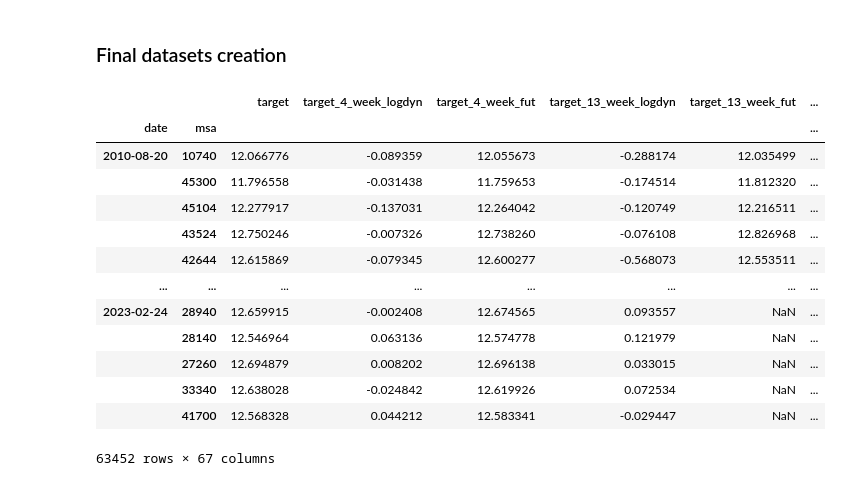
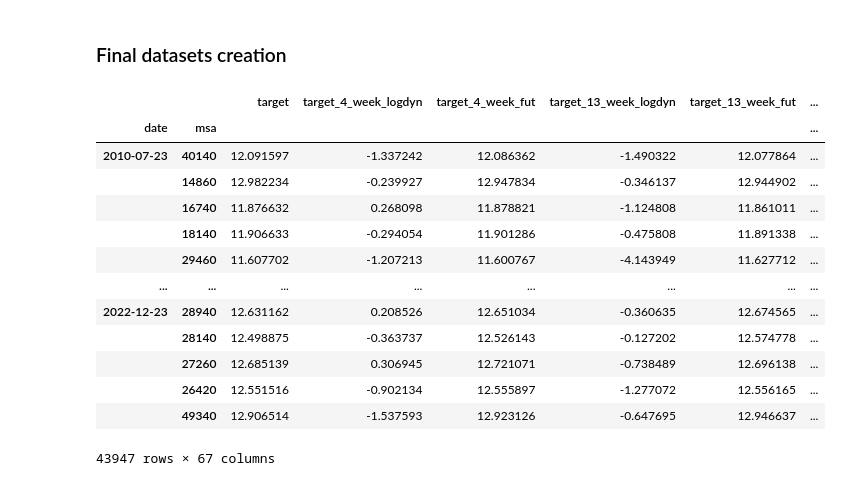
Before and after one commit to lebedevaale/real_estate_price_prediction, a Jupyter notebook: data_collection.ipynb, the cells around one changed output. Drawn from its saved outputs; the diff is of its cells as text; code cells hidden in the pictures.

Commit message:
Fixed rules of dropping target time series with anomalies

```diff
--- a/data_collection.ipynb
+++ b/data_collection.ipynb
@@ -52,7 +52,7 @@ for msa in tqdm(msas['msa'].unique()):
     target_cl_msa = target[target['msa'] == msa][['date', 'msa', 'target']]
     target_cl_msa['dyn'] = target_cl_msa['target'] / target_cl_msa['target'].shift(1)
     target_cl_msa['anom'] = target_cl_msa['dyn'].apply(lambda x: 1 if (x < 0.9) or (x > 1.1) else 0)
-    if 1 in target_cl_msa['anom']:
+    if sum(target_cl_msa['anom'] == 1) > 0:
         target_cl_msa = target_cl_msa[target_cl_msa['date'] > target_cl_msa[target_cl_msa['anom'] == 1]['date'].max()]
     for lag in lags:
         target_cl_msa[f'target_{lag}_week_logdyn'] = np.log(target_cl_msa['target'] / target_cl_msa['target'].shift(lag))
@@ -158,50 +158,52 @@ for lag in lags:
     for col in cols_2008:
         macro_dyn_2008[f'{col}_{lag}_week_logdyn'] = np.log(macro_dyn_2008[col] / macro_dyn_2008[col].shift(lag))
     macro_dyn_2008[f'target_{lag}_week_fut'] = macro_dyn_2008['target'].shift(-lag)
-macro_dyn.dropna(thresh = len(macro_dyn.columns) - len(lags) + 1, inplace = True)
-macro_dyn_2008.dropna(thresh = len(macro_dyn_2008.columns) - len(lags) + 1, inplace = True)
-macro_dyn.sort_values('date', ascending = True, inplace = True)
+targets = [f'target_{lag}_week_fut' for lag in lags]
+macro_dyn_2008.dropna(subset = macro_dyn_2008.columns[~macro_dyn_2008.columns.isin(targets)], inplace = True)
+macro_dyn_2008.dropna(subset = targets, thresh = len(targets) - 1, inplace = True)
 macro_dyn_2008.sort_values('date', ascending = True, inplace = True)
 macro_dyn_2008.set_index('date', drop = True, inplace = True)
 macro_dyn_2008.to_parquet(directory + 'Data_for_models/final_CS.parquet')
 
 # Merging dataset with all columns
 final_full = target.merge(macro_dyn, on = 'date', how = 'inner')
 final_full.sort_values('date', ascending = True, inplace = True)
+final_full.dropna(subset = final_full.columns[~final_full.columns.isin(targets)], inplace = True)
+final_full.dropna(subset = targets, thresh = len(targets) - 1, inplace = True)
 
 # Getting additional dataset for EDA
 eda_cols = [col for col in final_full.columns if ('target' not in col) & (col != 'msa')]
 final_eda = final_full[eda_cols]
 final_eda = final_eda[~final_eda['date'].duplicated(keep = 'first')]
 final_eda.to_parquet(directory + 'Data_for_models/final_eda.parquet', index = False)
 
 # Adding log to target and st_sc to other variables
 final_full.set_index(['date', 'msa'], drop = True, inplace = True)
 if log == True:
     log_cols = [col for col in final_full.columns if '_week_fut' in col] + ['target']
     for col in log_cols:
         final_full[col] = np.log(final_full[col])
 if st_sc == True:
     st_sc_cols = [col for col in final_full.columns if ('_week_fut' not in col) & (col != 'target')]
     for col in st_sc_cols:
         stsc = StandardScaler()
         final_full[col] = stsc.fit_transform(np.asarray(final_full[col]).reshape(-1,1))
 
 # Saving the final dataset
 final_full.to_parquet(directory + 'Data_for_models/final_full.parquet')
 final_full
 # %% [output]
 |  |  | target | target_4_week_logdyn | target_4_week_fut | target_13_week_logdyn | target_13_week_fut | ... |
 | date | msa |  |  |  |  |  | ... |
-| 2010-08-20 | 10740 | 12.066776 | -0.089359 | 12.055673 | -0.288174 | 12.035499 | ... |
-|  | 45300 | 11.796558 | -0.031438 | 11.759653 | -0.174514 | 11.812320 | ... |
-|  | 45104 | 12.277917 | -0.137031 | 12.264042 | -0.120749 | 12.216511 | ... |
-|  | 43524 | 12.750246 | -0.007326 | 12.738260 | -0.076108 | 12.826968 | ... |
-|  | 42644 | 12.615869 | -0.079345 | 12.600277 | -0.568073 | 12.553511 | ... |
+| 2010-07-23 | 40140 | 12.091597 | -1.337242 | 12.086362 | -1.490322 | 12.077864 | ... |
+|  | 14860 | 12.982234 | -0.239927 | 12.947834 | -0.346137 | 12.944902 | ... |
+|  | 16740 | 11.876632 | 0.268098 | 11.878821 | -1.124808 | 11.861011 | ... |
+|  | 18140 | 11.906633 | -0.294054 | 11.901286 | -0.475808 | 11.891338 | ... |
+|  | 29460 | 11.607702 | -1.207213 | 11.600767 | -4.143949 | 11.627712 | ... |
 | ... | ... | ... | ... | ... | ... | ... | ... |
-| 2023-02-24 | 28940 | 12.659915 | -0.002408 | 12.674565 | 0.093557 | NaN | ... |
-|  | 28140 | 12.546964 | 0.063136 | 12.574778 | 0.121979 | NaN | ... |
-|  | 27260 | 12.694879 | 0.008202 | 12.696138 | 0.033015 | NaN | ... |
-|  | 33340 | 12.638028 | -0.024842 | 12.619926 | 0.072534 | NaN | ... |
-|  | 41700 | 12.568328 | 0.044212 | 12.583341 | -0.029447 | NaN | ... |
+| 2022-12-23 | 28940 | 12.631162 | 0.208526 | 12.651034 | -0.360635 | 12.674565 | ... |
+|  | 28140 | 12.498875 | -0.363737 | 12.526143 | -0.127202 | 12.574778 | ... |
+|  | 27260 | 12.685139 | 0.306945 | 12.721071 | -0.738489 | 12.696138 | ... |
+|  | 26420 | 12.551516 | -0.902134 | 12.555897 | -1.277072 | 12.556165 | ... |
+|  | 49340 | 12.906514 | -1.537593 | 12.923126 | -0.647695 | 12.946637 | ... |
-63452 rows × 67 columns
+43947 rows × 67 columns
```
Also changed, not shown: parts of 3 cells of this notebook, 5 other files.
